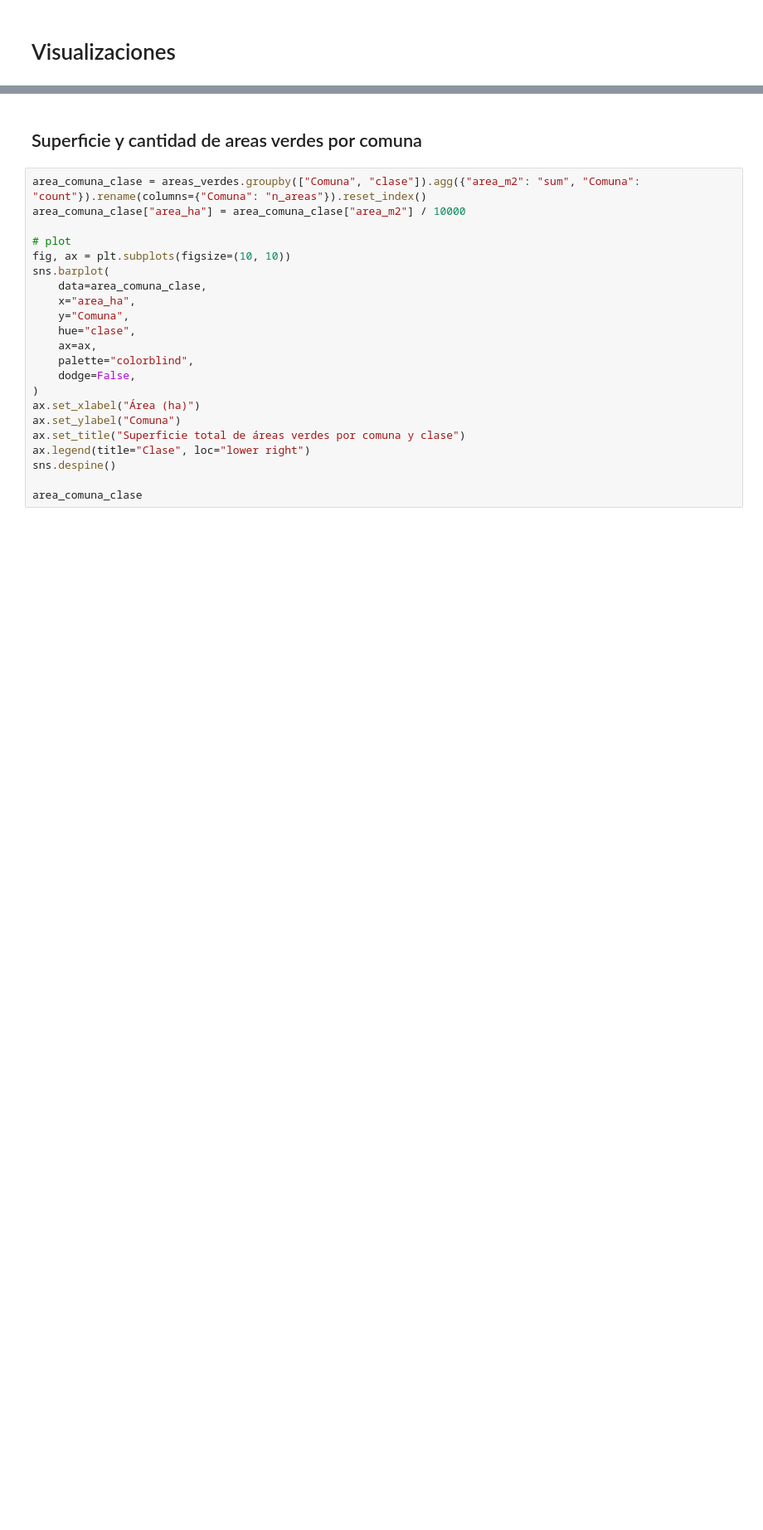
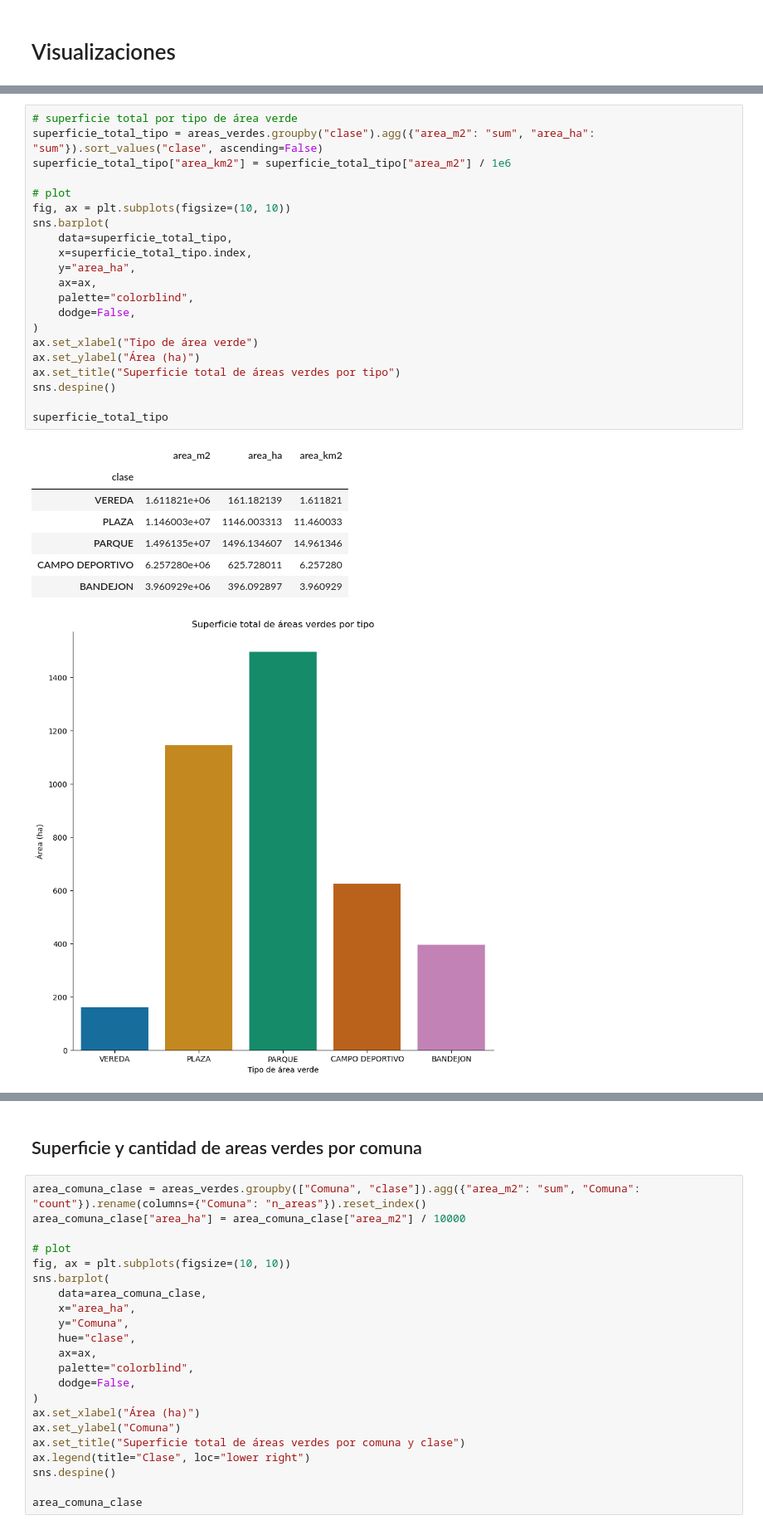
Before and after one commit to DamnXitri/project-areas_verdes, a Jupyter notebook: notebooks/project/project.ipynb, the cells around one changed output, grey strips where cells are left out. Shown at 83% size. Drawn from its saved outputs; the diff is of its cells as text; blank space fills up the shorter version.

```diff
--- a/notebooks/project/project.ipynb
+++ b/notebooks/project/project.ipynb
@@ -84,0 +102,30 @@ Comunas no presentes en areas_verdes:
+# %%
+# superficie total por tipo de área verde
+superficie_total_tipo = areas_verdes.groupby("clase").agg({"area_m2": "sum", "area_ha": "sum"}).sort_values("clase", ascending=False)
+superficie_total_tipo["area_km2"] = superficie_total_tipo["area_m2"] / 1e6
+
+# plot
+fig, ax = plt.subplots(figsize=(10, 10))
+sns.barplot(
+    data=superficie_total_tipo,
+    x=superficie_total_tipo.index,
+    y="area_ha",
+    ax=ax,
+    palette="colorblind",
+    dodge=False,
+)
+ax.set_xlabel("Tipo de área verde")
+ax.set_ylabel("Área (ha)")
+ax.set_title("Superficie total de áreas verdes por tipo")
+sns.despine()
+
+superficie_total_tipo
+# %% [output]
+|  | area_m2 | area_ha | area_km2 |
+| clase |  |  |  |
+| VEREDA | 1.611821e+06 | 161.182139 | 1.611821 |
+| PLAZA | 1.146003e+07 | 1146.003313 | 11.460033 |
+| PARQUE | 1.496135e+07 | 1496.134607 | 14.961346 |
+| CAMPO DEPORTIVO | 6.257280e+06 | 625.728011 | 6.257280 |
+| BANDEJON | 3.960929e+06 | 396.092897 | 3.960929 |
+[figure, added]
```
Also changed, not shown: parts of 18 cells of this notebook.
